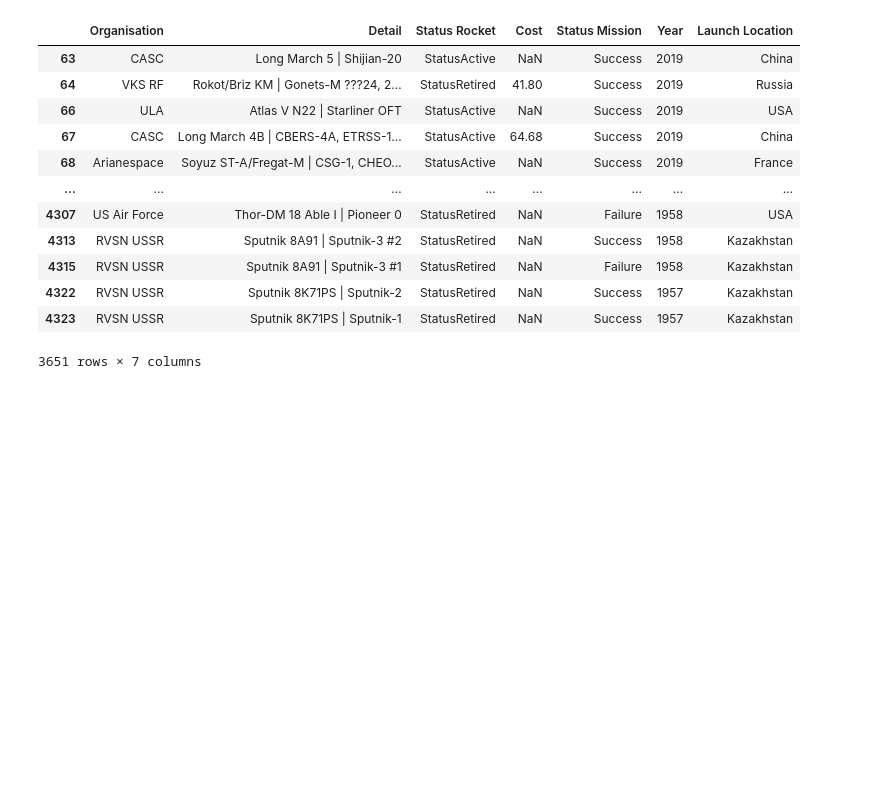
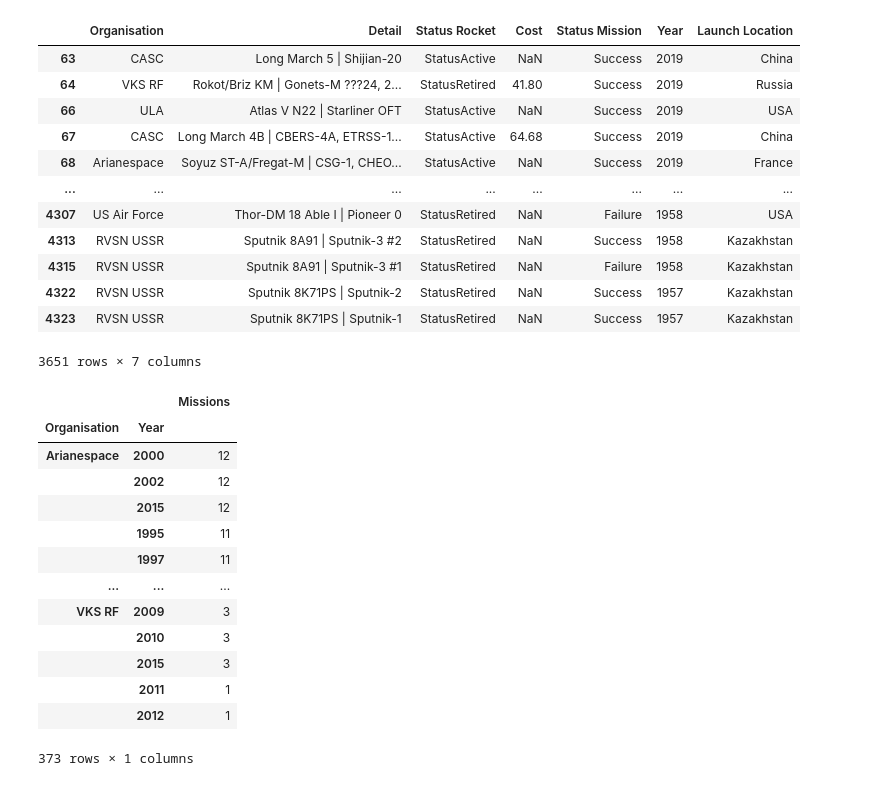
Before and after one commit to samattwood9/ExploringSpaceExploration, a Jupyter notebook: notebook/ExploringSpaceExploration.ipynb, the cells around one changed output. Drawn from its saved outputs; the diff is of its cells as text; code cells hidden in the pictures; blank space fills up the shorter version.

```diff
--- a/notebook/ExploringSpaceExploration.ipynb
+++ b/notebook/ExploringSpaceExploration.ipynb
@@ -230,3 +230,22 @@ missions_top_organisations
 | 4322 | RVSN USSR | Sputnik 8K71PS | Sputnik-2 | StatusRetired | NaN | Success | 1957 | Kazakhstan |
 | 4323 | RVSN USSR | Sputnik 8K71PS | Sputnik-1 | StatusRetired | NaN | Success | 1957 | Kazakhstan |
 3651 rows × 7 columns
+# %%
+yearly_missions_top_organisations = missions_top_organisations.groupby("Organisation")["Year"].value_counts().to_frame()
+yearly_missions_top_organisations.rename(columns = {'Year':'Missions'}, inplace = True)
+yearly_missions_top_organisations
+# %% [output]
+|  |  | Missions |
+| Organisation | Year |  |
+| Arianespace | 2000 | 12 |
+|  | 2002 | 12 |
+|  | 2015 | 12 |
+|  | 1995 | 11 |
+|  | 1997 | 11 |
+| ... | ... | ... |
+| VKS RF | 2009 | 3 |
+|  | 2010 | 3 |
+|  | 2015 | 3 |
+|  | 2011 | 1 |
+|  | 2012 | 1 |
+373 rows × 1 columns
```
Also changed, not shown: parts of 3 cells of this notebook, 2 other files.
